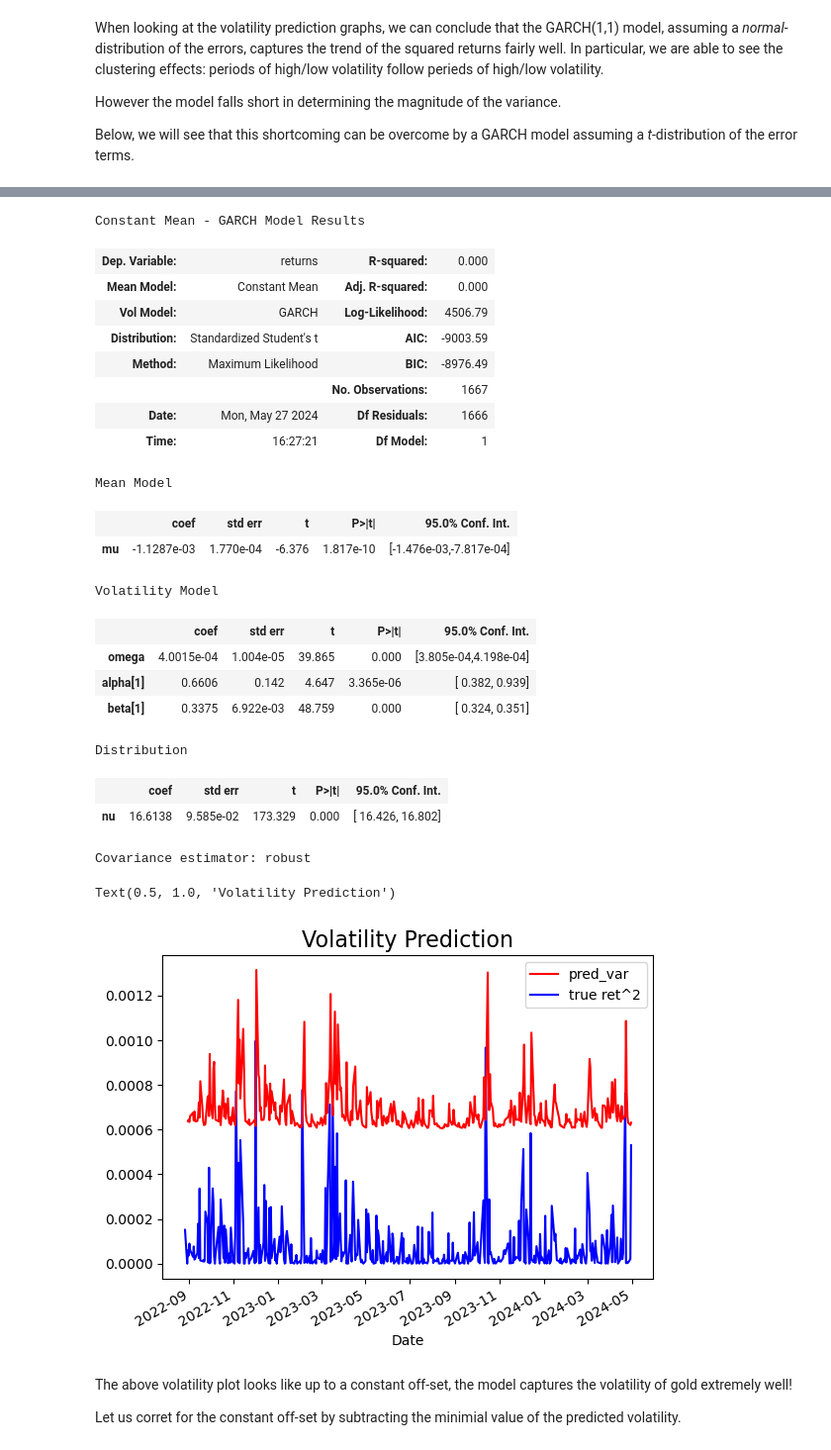
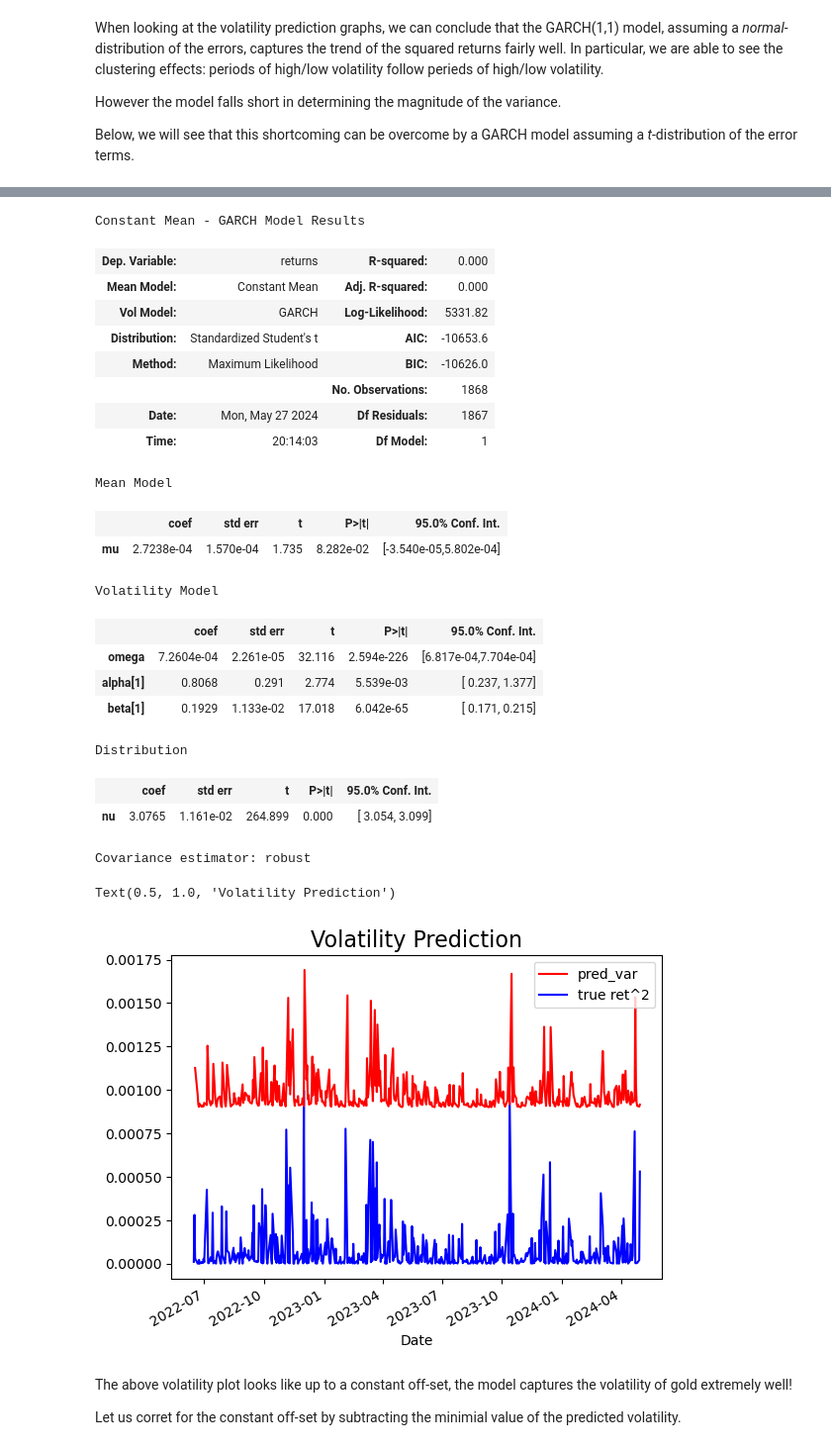
Before and after one commit to dHuberYoumans/time_series_analysis, a Jupyter notebook: time_series.ipynb, the cells around one changed output, grey strips where cells are left out. Shown at 99% size. Saved outputs shown, nothing was run; the diff lists cells and outputs as text; code cells hidden in the pictures.

```diff
--- a/time_series.ipynb
+++ b/time_series.ipynb
@@ -25,7 +25,7 @@ To acquire the data, we will use the yahoo finance API `yfinance`.
 The advantage of using `yfinance` is that it organizes the data into padas data frames.
 We will directlty set the frequency to businessdays using pandas `asfreq('b')` method.
 # %%
-start_date = '2016-1-1'
+start_date = '2015-1-1'
 end_date = '2024-5-1'
 # %%
 # ACUIREING HISTORICAL DATA FOR GOLD AND BTC
@@ -627,7 +628,7 @@ missing values gold_ret_std: 0
 We continue with splitting the data set.
 We will choose 80% of the data for the training set and the remaining 20% for the test set.
 # %%
-cut_off = int(0.8*len(gold_ret_std))
+cut_off = int(0.8*len(gold_ret))
 
 gold_ret_train = gold_ret.iloc[:cut_off]
 gold_ret_test = gold_ret.iloc[cut_off:]
@@ -815,36 +814,36 @@ results_t.summary()
 Constant Mean - GARCH Model Results
 | Dep. Variable: | returns | R-squared: | 0.000 |
 | Mean Model: | Constant Mean | Adj. R-squared: | 0.000 |
-| Vol Model: | GARCH | Log-Likelihood: | 4506.79 |
-| Distribution: | Standardized Student's t | AIC: | -9003.59 |
-| Method: | Maximum Likelihood | BIC: | -8976.49 |
-|  |  | No. Observations: | 1667 |
-| Date: | Mon, May 27 2024 | Df Residuals: | 1666 |
-| Time: | 16:27:21 | Df Model: | 1 |
+| Vol Model: | GARCH | Log-Likelihood: | 5331.82 |
+| Distribution: | Standardized Student's t | AIC: | -10653.6 |
+| Method: | Maximum Likelihood | BIC: | -10626.0 |
+|  |  | No. Observations: | 1868 |
+| Date: | Mon, May 27 2024 | Df Residuals: | 1867 |
+| Time: | 20:14:03 | Df Model: | 1 |
 Mean Model
 |  | coef | std err | t | P>|t| | 95.0% Conf. Int. |
-| mu | -1.1287e-03 | 1.770e-04 | -6.376 | 1.817e-10 | [-1.476e-03,-7.817e-04] |
+| mu | 2.7238e-04 | 1.570e-04 | 1.735 | 8.282e-02 | [-3.540e-05,5.802e-04] |
 Volatility Model
 |  | coef | std err | t | P>|t| | 95.0% Conf. Int. |
-| omega | 4.0015e-04 | 1.004e-05 | 39.865 | 0.000 | [3.805e-04,4.198e-04] |
-| alpha[1] | 0.6606 | 0.142 | 4.647 | 3.365e-06 | [ 0.382, 0.939] |
-| beta[1] | 0.3375 | 6.922e-03 | 48.759 | 0.000 | [ 0.324, 0.351] |
+| omega | 7.2604e-04 | 2.261e-05 | 32.116 | 2.594e-226 | [6.817e-04,7.704e-04] |
+| alpha[1] | 0.8068 | 0.291 | 2.774 | 5.539e-03 | [ 0.237, 1.377] |
+| beta[1] | 0.1929 | 1.133e-02 | 17.018 | 6.042e-65 | [ 0.171, 0.215] |
 Distribution
 |  | coef | std err | t | P>|t| | 95.0% Conf. Int. |
-| nu | 16.6138 | 9.585e-02 | 173.329 | 0.000 | [ 16.426, 16.802] |
+| nu | 3.0765 | 1.161e-02 | 264.899 | 0.000 | [ 3.054, 3.099] |
 Covariance estimator: robust
 # %%
 predictions_t= results_t.forecast(horizon=1,align='target',start=start)
 pred_var_t = predictions_t.variance[start:end]
 pred_var_t = pred_var_t.rename(columns={'h.1':'pred_var'})
 # %%
-pred_var_nonstd.plot(color='red', zorder=1)
+pred_var_t.plot(color='red', zorder=1)
 gold_close.returns[cut_off:].mul(gold_close.returns[cut_off:]).plot(color='blue',label='true ret^2',zorder=0)
 plt.legend()
 plt.title('Volatility Prediction',fontsize=16)
 # %% [output]
 Text(0.5, 1.0, 'Volatility Prediction')
-[figure, old version]
+[figure, new version]
 # %% [markdown]
 The above volatility plot looks like up to a constant off-set, the model captures the volatility of gold extremely well!
 
```
Also changed, not shown: parts of 39 cells of this notebook.
